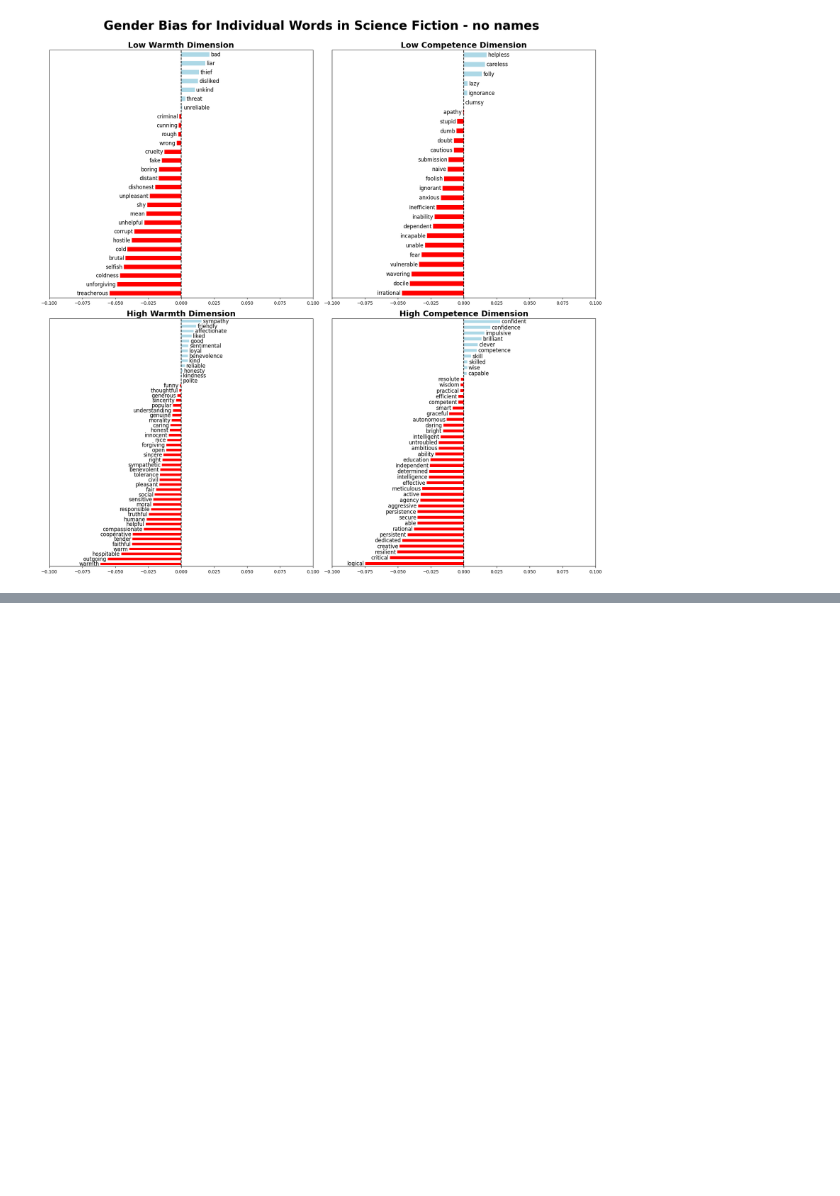
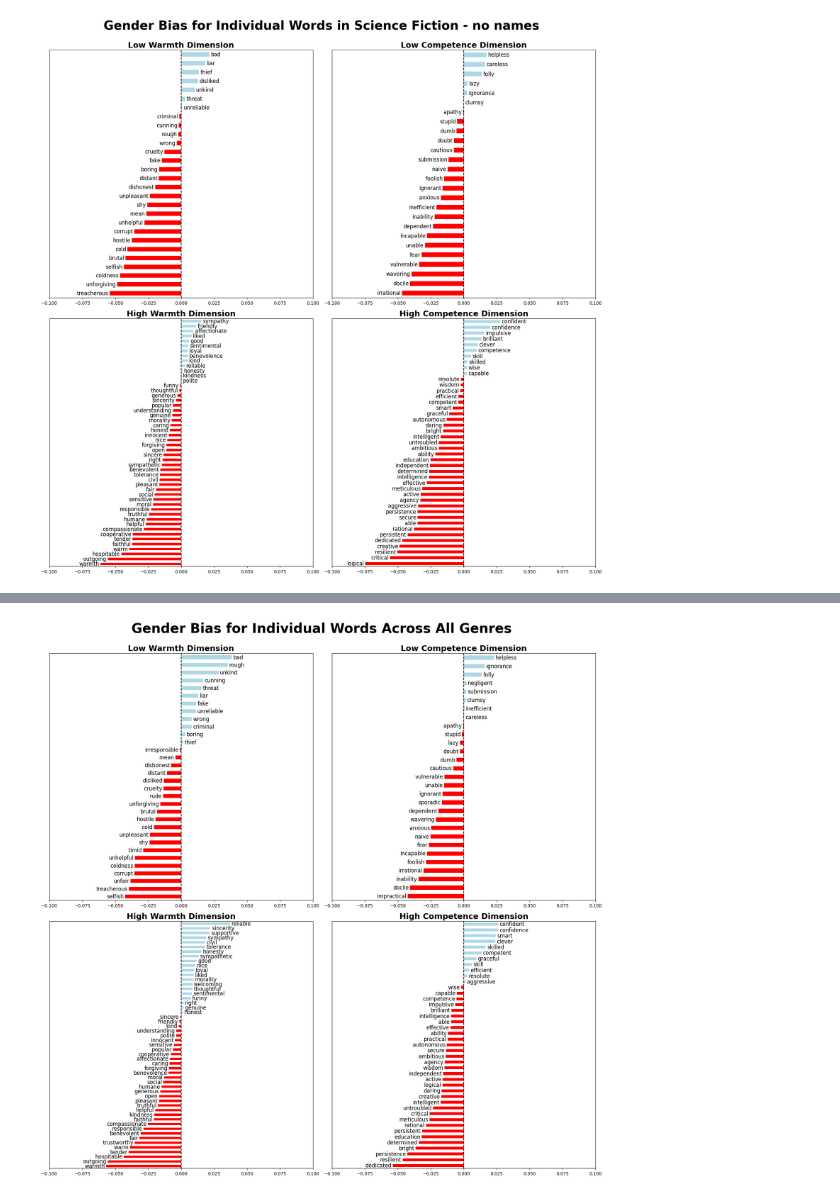
Before and after one commit to Idun9000/Gender-Stereotypes-in-LLM-generated-short-stories, a Jupyter notebook: notebooks/Gender bias analysis/associational_bias_plotting.ipynb, the cells around one changed output, grey strips where cells are left out. Saved outputs shown, nothing was run; the diff lists cells and outputs as text; code cells hidden in the pictures; blank space fills up the shorter version.

```diff
--- a/notebooks/Gender bias analysis/associational_bias_plotting.ipynb
+++ b/notebooks/Gender bias analysis/associational_bias_plotting.ipynb
@@ -312,0 +315,3 @@ plot_gender_bias_words(gender_bias_df_sci_fi_no_names, "Science Fiction - no nam
+# %%
+# for each word, average over all genres
+gender_bias_df_avg = gender_bias_df.groupby(["dimension", "word"])["gender_bias"].mean().reset_index()
@@ -312,0 +334,44 @@ plot_gender_bias_words(gender_bias_df_sci_fi_no_names, "Science Fiction - no nam
+# %%
+def plot_gender_bias_words_avg(df, genre_name):
+    """
+    Plots a 2x2 grid of horizontal bar plots for each dimension in the dataframe.
+
+    Parameters:
+    - df: pd.DataFrame with columns ["dimension", "word", "gender_bias"]
+    - genre_name: str, name of the genre for the main title
+    """
+    dimensions = ["Low Warmth", "Low Competence", "High Warmth", "High Competence"]
+
+    fig, axes = plt.subplots(2, 2, figsize=(18, 18))
+    axes = axes.flatten()  # flatten 2x2 array for easy indexing
+
+    for i, dim in enumerate(dimensions):
+        dim_df = df[df["dimension"] == dim]
+        word_bias = dim_df.groupby("word")["gender_bias"].mean().sort_values()
+        colors = ["lightblue" if x > 0 else "red" for x in word_bias.values]
+
+        word_bias.plot(kind="barh", color=colors, ax=axes[i])
+
+        # Remove y-axis tick labels
+        axes[i].set_yticks([])
+
+        # Add word labels at the end of each bar
+        for j, (word, value) in enumerate(word_bias.items()):
+            if value > 0:
+                axes[i].text(value + 0.001, j, word, va="center", ha="left", fontsize=12)
+            else:
+                axes[i].text(value - 0.001, j, word, va="center", ha="right", fontsize=12)
+
+        axes[i].axvline(0, color="black", linestyle="--")
+        axes[i].set_title(f"{dim.replace('_', ' ').title()} Dimension", fontsize=18, fontweight="bold")
+        axes[i].set_xlabel("")
+        axes[i].set_ylabel("")
+        axes[i].set_xlim(-0.1, 0.1)
+
+    fig.suptitle(f"Gender Bias for Individual Words Across {genre_name}", fontsize=30, fontweight="bold")
+    plt.tight_layout(rect=[0, 0, 1, 0.98])  # leave space for suptitle
+    plt.show()
+# %%
+plot_gender_bias_words_avg(gender_bias_df_avg, "All Genres")
+# %% [output]
+[figure, added]
```
Also changed, not shown: parts of 6 cells of this notebook, 14 other files.
